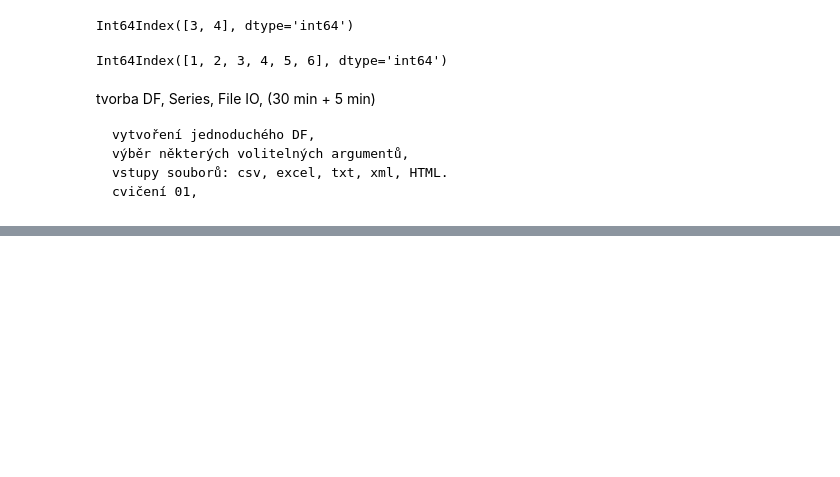
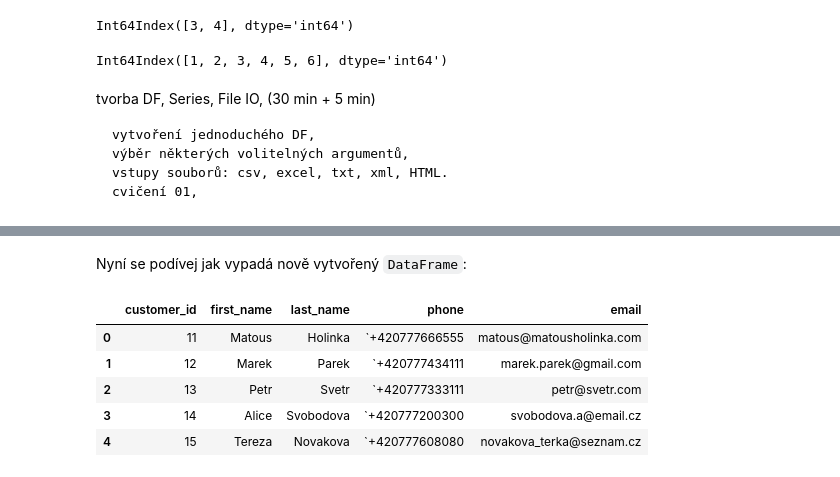
Before and after one commit to Bralor/data-csob-2023, a Jupyter notebook: shared/notebooks/lesson02.ipynb, the cells around one changed output, grey strips where cells are left out. Saved outputs shown, nothing was run; the diff lists cells and outputs as text; code cells hidden in the pictures; blank space fills up the shorter version.

```diff
--- a/shared/notebooks/lesson02.ipynb
+++ b/shared/notebooks/lesson02.ipynb
@@ -484,0 +516,2 @@ tvorba DF, Series, File IO, (30 min + 5 min)
+# %%
+zamestnanci_ = !ls ../onsite | grep ".csv"
@@ -484,0 +522,2 @@ tvorba DF, Series, File IO, (30 min + 5 min)
+# %%
+zamestnanci_rel = pathlib.Path("../onsite").joinpath(zamestnanci_[0])
@@ -484,0 +528,2 @@ tvorba DF, Series, File IO, (30 min + 5 min)
+# %%
+zamestnanci = read_csv(zamestnanci_rel)
@@ -484,0 +541,11 @@ tvorba DF, Series, File IO, (30 min + 5 min)
+# %% [markdown]
+Nyní se podívej jak vypadá nově vytvořený `DataFrame`:
+# %%
+zamestnanci
+# %% [output]
+|  | customer_id | first_name | last_name | phone | email |
+| 0 | 11 | Matous | Holinka | `+420777666555 | matous@matousholinka.com |
+| 1 | 12 | Marek | Parek | `+420777434111 | marek.parek@gmail.com |
+| 2 | 13 | Petr | Svetr | `+420777333111 | petr@svetr.com |
+| 3 | 14 | Alice | Svobodova | `+420777200300 | svobodova.a@email.cz |
+| 4 | 15 | Tereza | Novakova | `+420777608080 | novakova_terka@seznam.cz |
```
Also changed, not shown: parts of 40 cells of this notebook.
